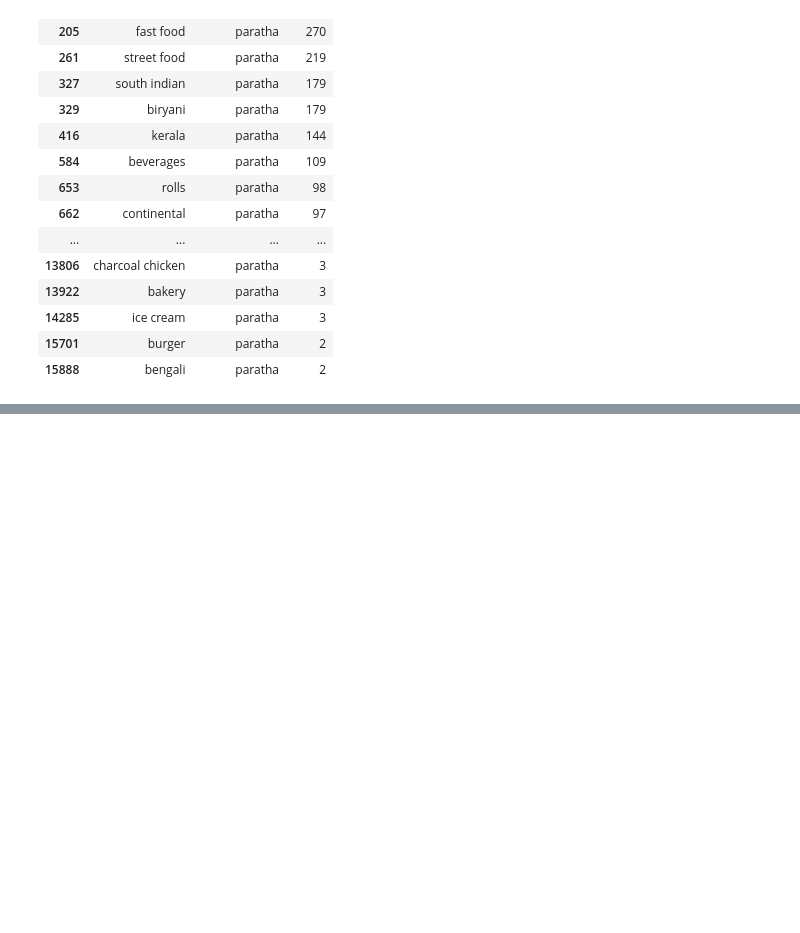
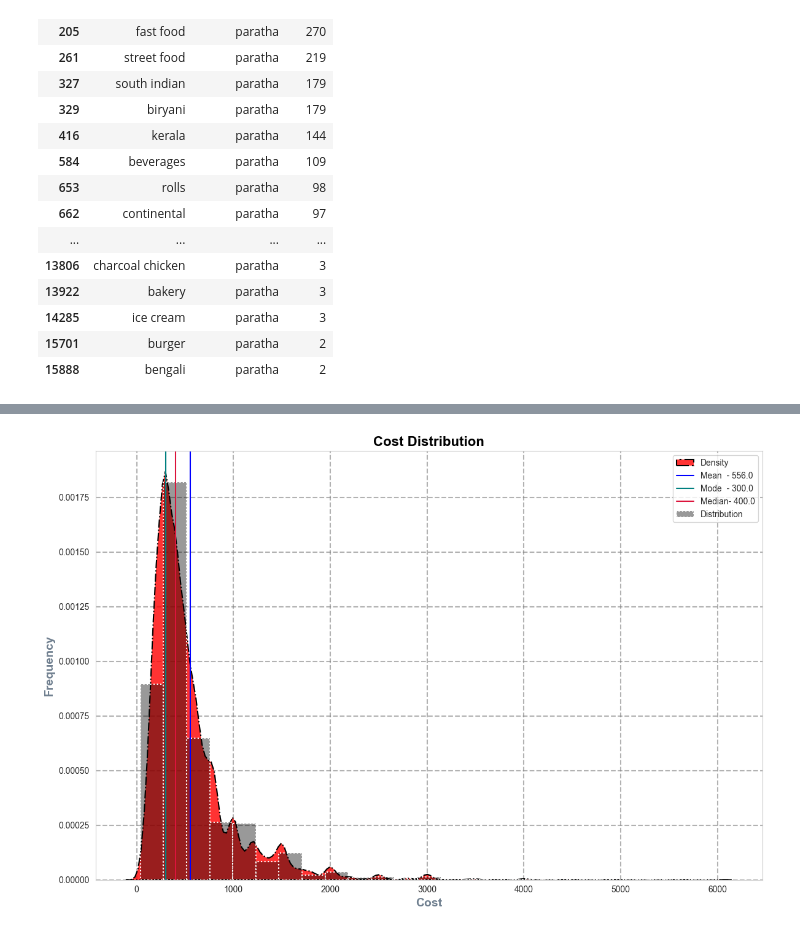
Before and after one commit to SaurabhSSB/bengaluru-restaurant-eda, a Jupyter notebook: 3_eda.ipynb, the cells around one changed output, grey strips where cells are left out. Cells and saved outputs as stored; diff of their text form; code cells hidden in the pictures; blank space fills up the shorter version.

```diff
--- a/3_eda.ipynb
+++ b/3_eda.ipynb
@@ -1052,0 +1082,20 @@ cuisine_by_dish_liked[cuisine_by_dish_liked['dish_liked_list']== 'paratha']
+# %%
+plt.figure(figsize= (12,8))
+sns.set_style('whitegrid')
+
+sns.kdeplot(df.cost, fill=True, linewidth= 1.5, linestyle= "-.", color= 'red', edgecolor= 'black', alpha= 0.8, label= "Density")
+sns.histplot(df.cost, linewidth=1.5, linestyle= ":", color= "black", bins= 25, stat= 'density', alpha= 0.4, label= "Distribution")
+plt.axvline(x= df.cost.mean(), linewidth= 1.5, linestyle= '-', color= 'blue', label= f"{'Mean':<6}- {df.cost.mean():.1f}")
+plt.axvline(x= df.cost.mode().iloc[0], linewidth= 1.5, linestyle= '-', color= 'teal', label= f"{'Mode':<6}- {df.cost.mode().iloc[0]:.1f}")
+plt.axvline(x= df.cost.median(), linewidth= 1.5, linestyle= '-', color= 'crimson', label= f"{'Median':<6}- {df.cost.median():.1f}")
+
+plt.title("Cost Distribution", fontsize= 16, fontweight= 'bold', color= 'black')
+plt.xlabel("Cost", fontsize= 14, fontweight= 'bold', color= 'slategray')
+plt.ylabel("Frequency", fontsize= 14, fontweight= 'bold', color= 'slategray')
+
+plt.grid(True, linewidth= 1.5, linestyle= "--", color= 'grey', alpha= 0.6)
+plt.legend()
+plt.tight_layout()
+plt.show()
+# %% [output]
+[figure, added]
```
Also changed, not shown: parts of 16 cells of this notebook.
